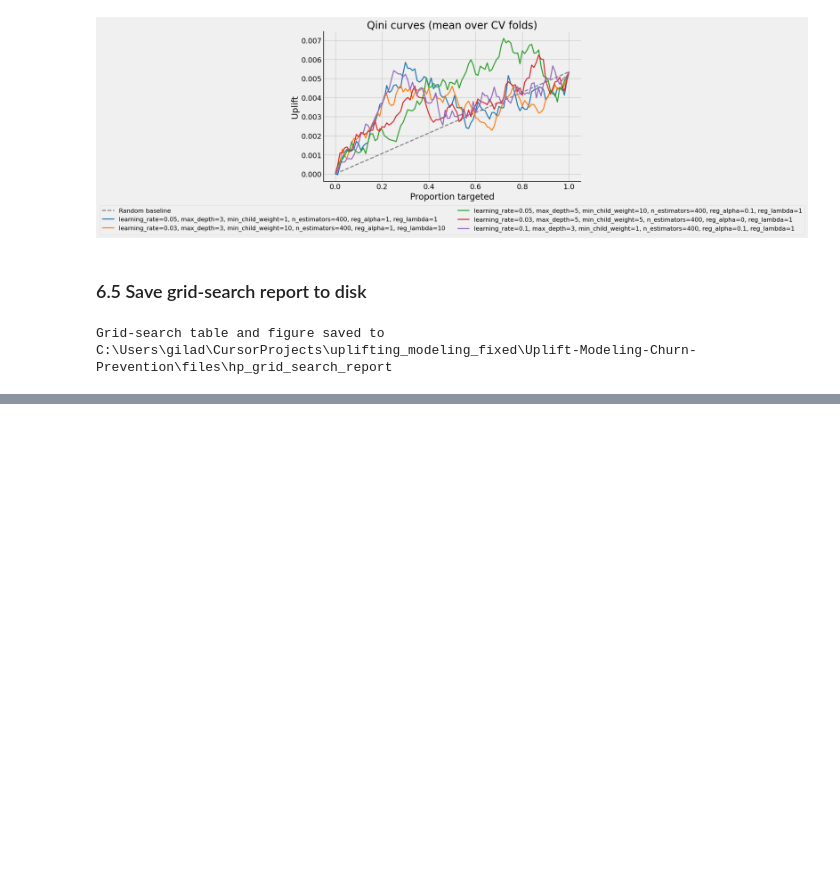
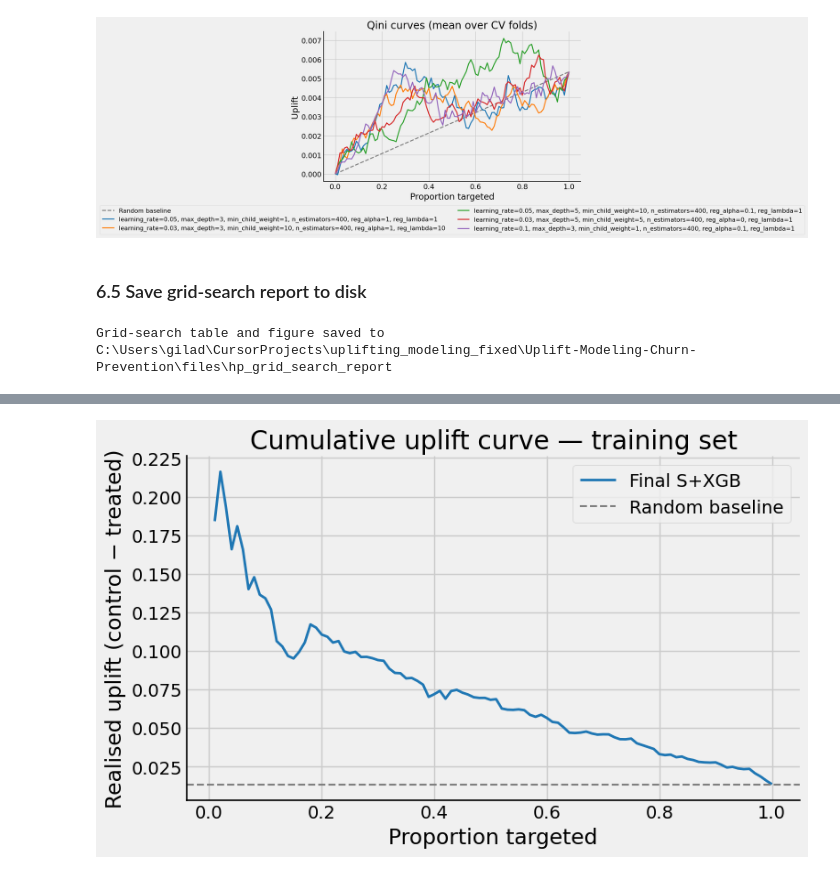
Before and after one commit to Noa-Gilad/Uplift-Modeling-Churn-Prevention, a Jupyter notebook: src/uplift_churn_run.ipynb, the cells around one changed output, grey strips where cells are left out. Cells and saved outputs as stored; diff of their text form; code cells hidden in the pictures; blank space fills up the shorter version.

```diff
--- a/src/uplift_churn_run.ipynb
+++ b/src/uplift_churn_run.ipynb
@@ -1206,0 +1305,10 @@ Grid-search table and figure saved to C:\Users\gilad\CursorProjects\uplifting_mo
+# %%
+# ── 2. Cumulative Uplift Curve (train) ──────────────────────────────────
+plot_cumulative_uplift_curve(
+    train_ks, train_uplift_vals,
+    label="Final S+XGB",
+    title="Cumulative uplift curve — training set",
+)
+plt.show()
+# %% [output]
+[figure, added]
```
Also changed, not shown: parts of 17 cells of this notebook, 1 other file.
